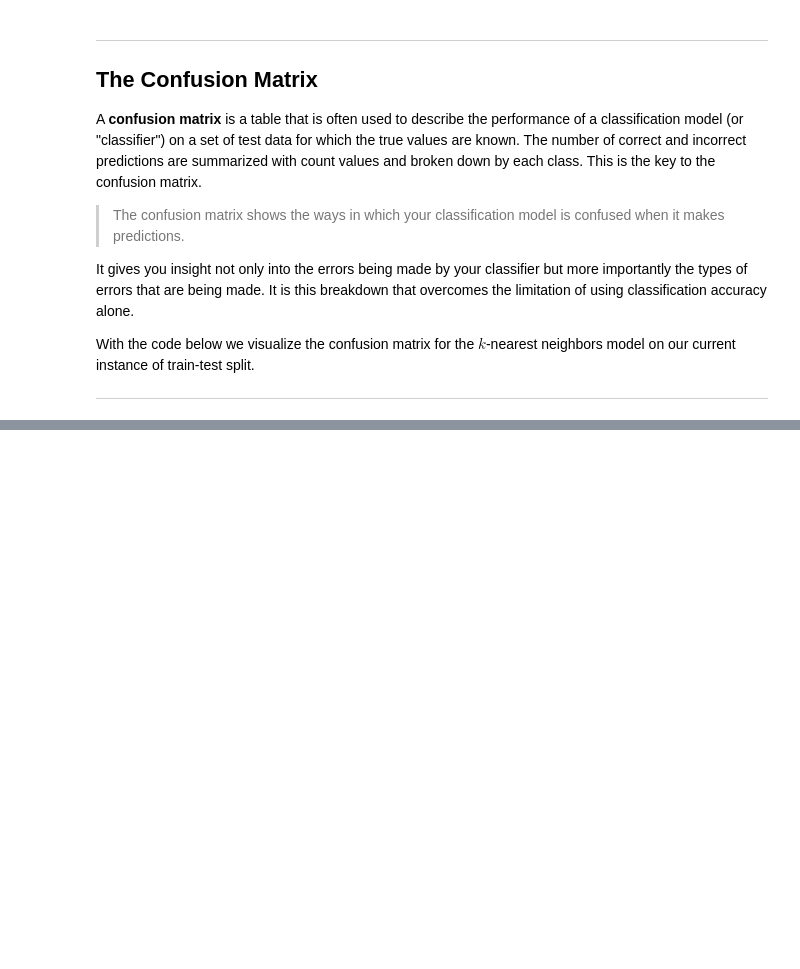
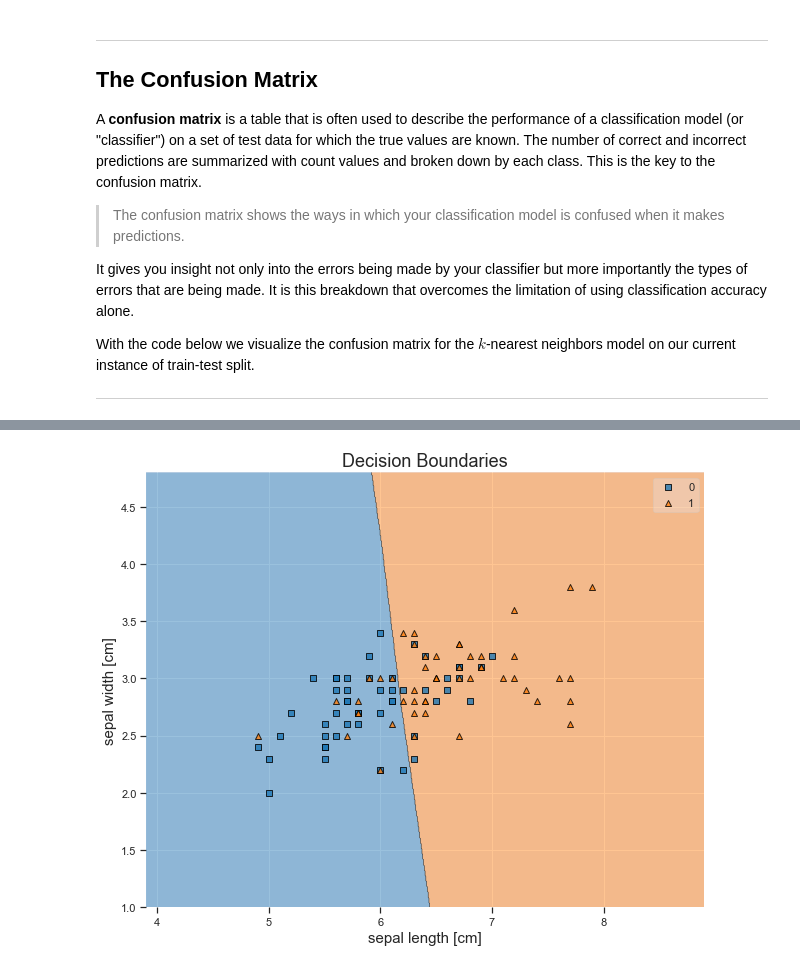
Before and after one commit to RandyRDavila/Data_Science_and_Machine_Learning_Spring_2022, a Jupyter notebook: Lecture_7/Lecture_7_2.ipynb, the cells around one changed output, grey strips where cells are left out. Saved outputs shown, nothing was run; the diff lists cells and outputs as text; code cells hidden in the pictures; blank space fills up the shorter version.

```diff
--- a/Lecture_7/Lecture_7_2.ipynb
+++ b/Lecture_7/Lecture_7_2.ipynb
@@ -209,0 +294,16 @@ print(classification_report(y_test, y_pred))
+# %%
+from sklearn.neural_network import MLPClassifier
+clf3 = MLPClassifier(solver='lbfgs', alpha= 0.33,
+                   hidden_layer_sizes=(120, 120), random_state=1, max_iter = 50_000)
+
+clf3.fit(X_train, y_train)
+net_y_pred = clf3.predict(X_test)
+
+plt.figure(figsize = (10, 8))
+plot_decision_regions(X, y, clf = clf3)
+plt.xlabel("sepal length [cm]", fontsize = 15)
+plt.ylabel("sepal width [cm]", fontsize = 15)
+plt.title("Decision Boundaries", fontsize = 18)
+plt.show()
+# %% [output]
+[figure, added]
```
Also changed, not shown: parts of 13 cells of this notebook, 5 other files.
